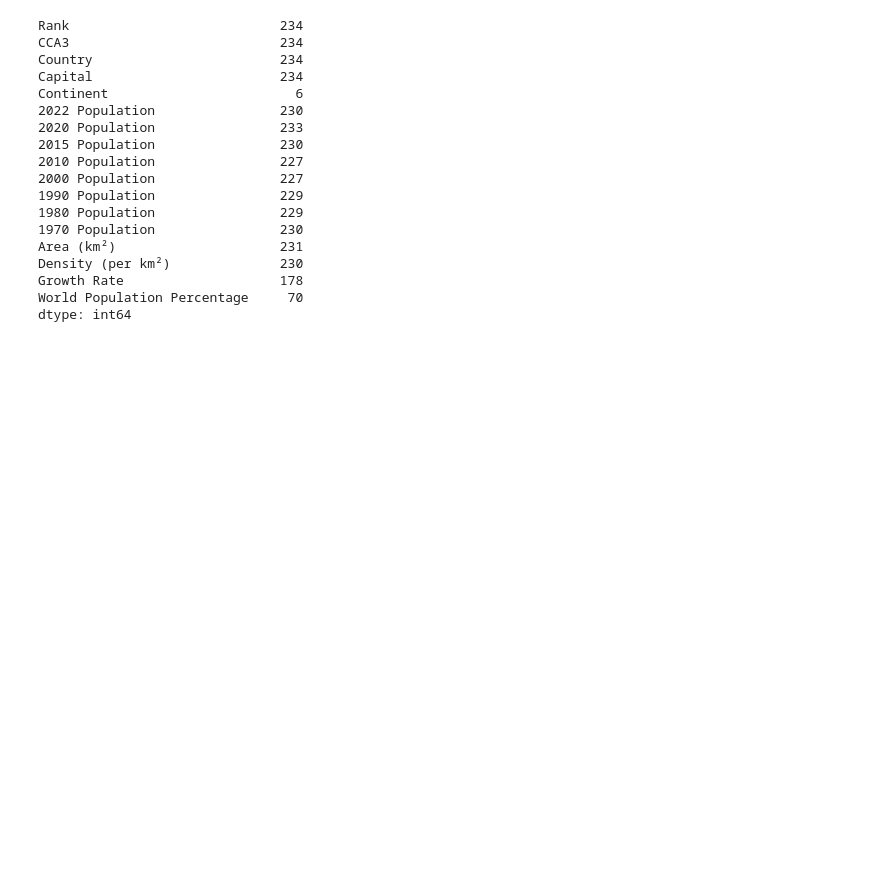
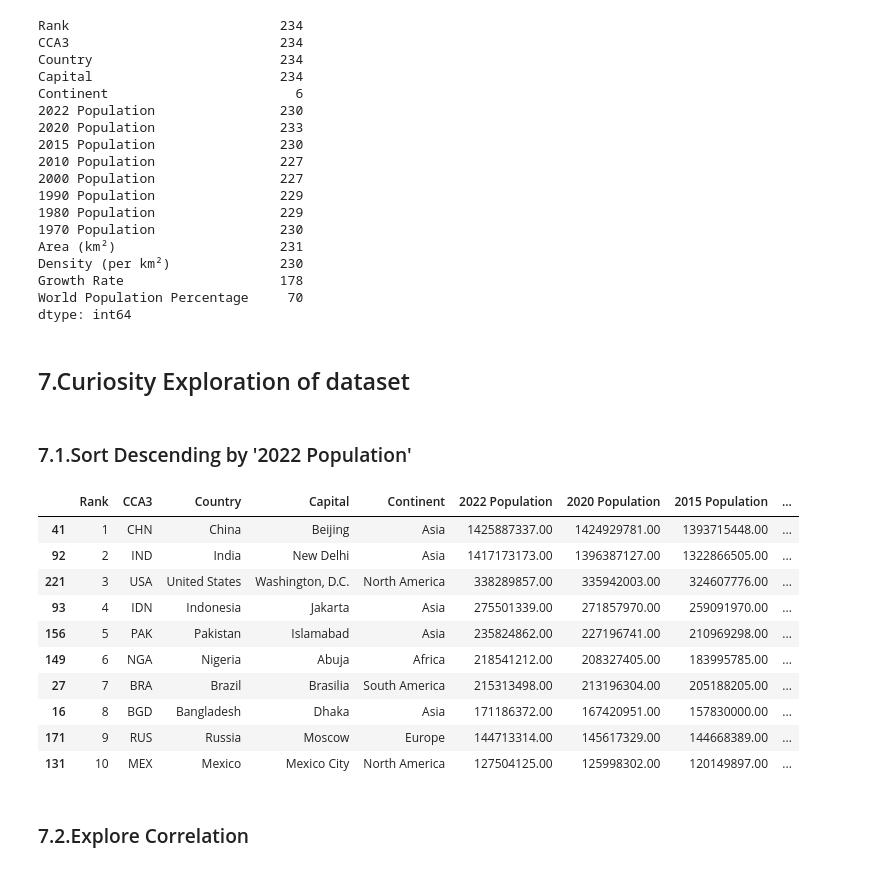
Before and after one commit to Pearl-15/EDA_in_Pandas, a Jupyter notebook: EDA_in_Pandas.ipynb, the cells around one changed output. Cells and saved outputs as stored; diff of their text form; code cells hidden in the pictures; blank space fills up the shorter version.

```diff
--- a/EDA_in_Pandas.ipynb
+++ b/EDA_in_Pandas.ipynb
@@ -124,3 +124,23 @@ Density (per km²)              230
 Growth Rate                    178
 World Population Percentage     70
 dtype: int64
+# %% [markdown]
+## 7.Curiosity Exploration of dataset
+# %% [markdown]
+### 7.1.Sort Descending by '2022 Population'
+# %%
+df.sort_values( by='2022 Population', ascending=False).head(10)
+# %% [output]
+|  | Rank | CCA3 | Country | Capital | Continent | 2022 Population | 2020 Population | 2015 Population | ... |
+| 41 | 1 | CHN | China | Beijing | Asia | 1425887337.00 | 1424929781.00 | 1393715448.00 | ... |
+| 92 | 2 | IND | India | New Delhi | Asia | 1417173173.00 | 1396387127.00 | 1322866505.00 | ... |
+| 221 | 3 | USA | United States | Washington, D.C. | North America | 338289857.00 | 335942003.00 | 324607776.00 | ... |
+| 93 | 4 | IDN | Indonesia | Jakarta | Asia | 275501339.00 | 271857970.00 | 259091970.00 | ... |
+| 156 | 5 | PAK | Pakistan | Islamabad | Asia | 235824862.00 | 227196741.00 | 210969298.00 | ... |
+| 149 | 6 | NGA | Nigeria | Abuja | Africa | 218541212.00 | 208327405.00 | 183995785.00 | ... |
+| 27 | 7 | BRA | Brazil | Brasilia | South America | 215313498.00 | 213196304.00 | 205188205.00 | ... |
+| 16 | 8 | BGD | Bangladesh | Dhaka | Asia | 171186372.00 | 167420951.00 | 157830000.00 | ... |
+| 171 | 9 | RUS | Russia | Moscow | Europe | 144713314.00 | 145617329.00 | 144668389.00 | ... |
+| 131 | 10 | MEX | Mexico | Mexico City | North America | 127504125.00 | 125998302.00 | 120149897.00 | ... |
+# %% [markdown]
+### 7.2.Explore Correlation
```
Also changed, not shown: parts of 3 cells of this notebook.
